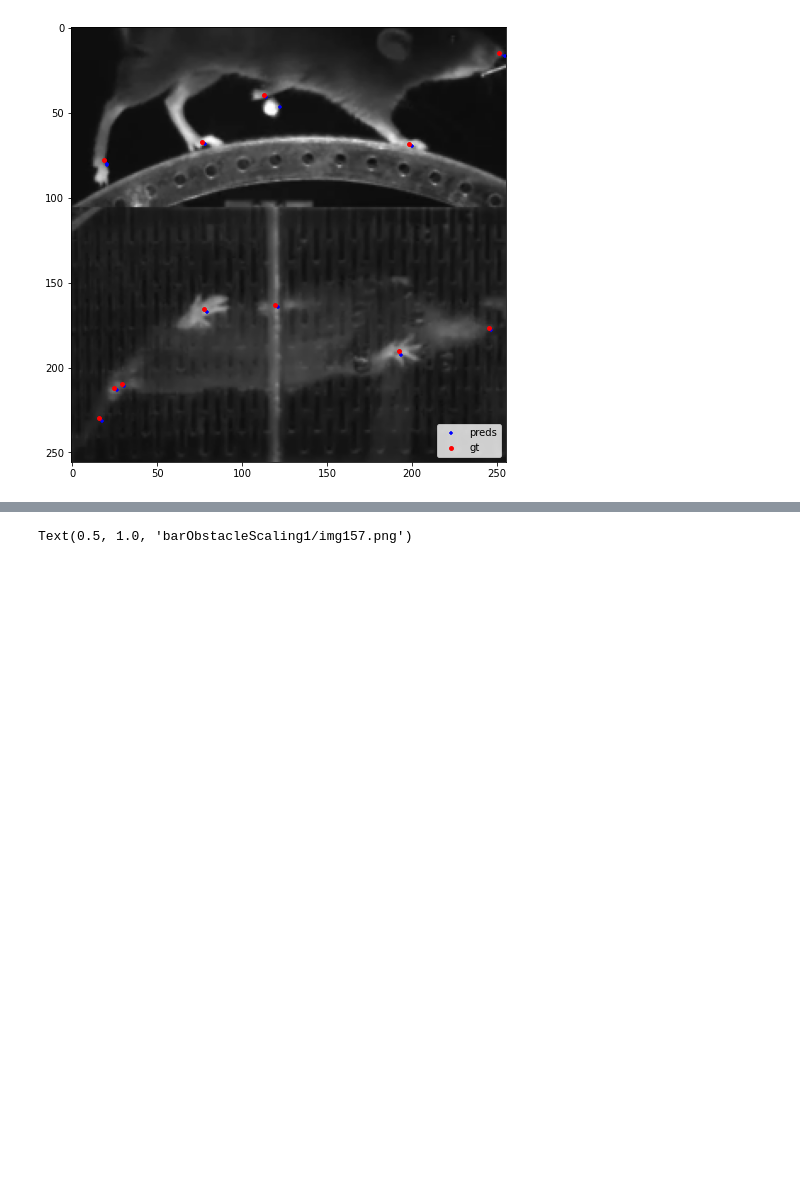
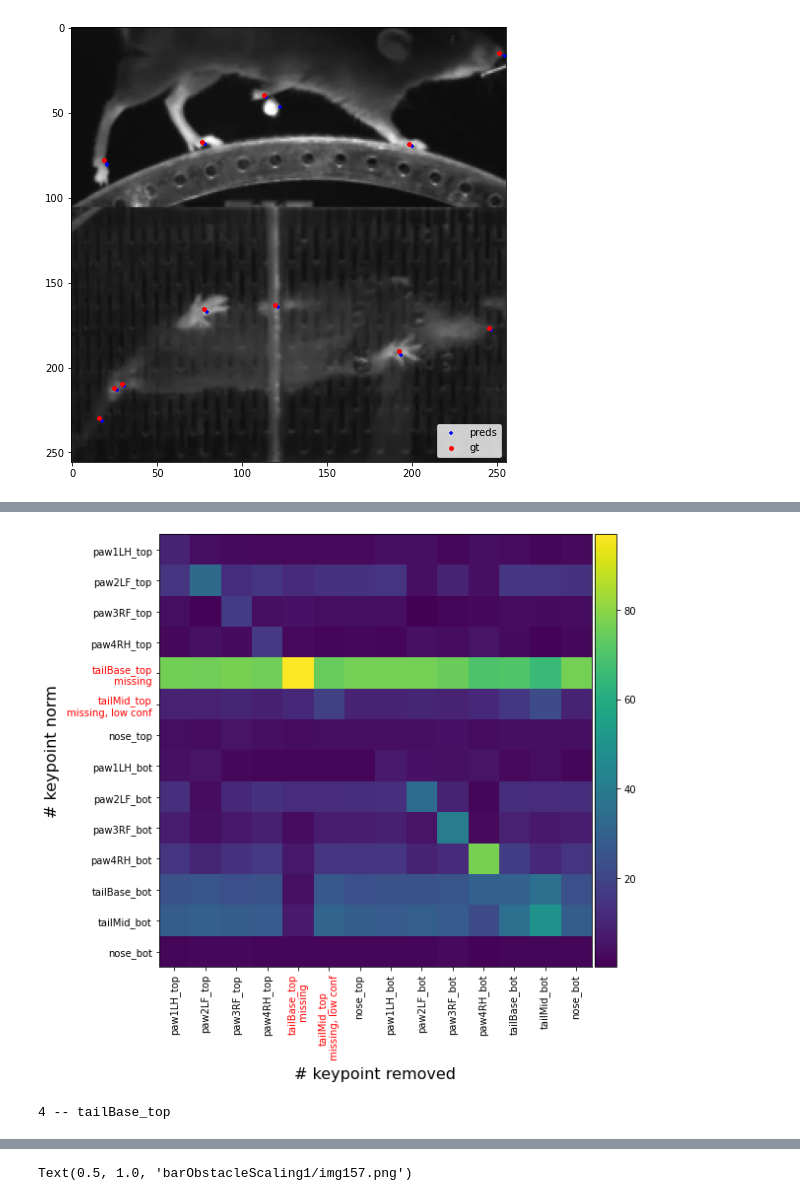
Before and after one commit to paninski-lab/lightning-pose, a Jupyter notebook: scripts/post_process_preds.ipynb, the cells around one changed output, grey strips where cells are left out. Cells and saved outputs as stored; diff of their text form; code cells hidden in the pictures; blank space fills up the shorter version.

Commit message:
more visualization of iterative procedure -- first iters

```diff
--- a/scripts/post_process_preds.ipynb
+++ b/scripts/post_process_preds.ipynb
@@ -222,0 +311,18 @@ vanilla_pca_reconstruction = lgssm.reproject(pred_vector.reshape(1,-1).float())
+# %%
+recon_list = loo_reconstruction(pred_vector.float())
+for i in range(len(recon_list)):
+    # assert no nans
+    assert torch.all(~torch.isnan(recon_list[i]))
+# %%
+# check how much each point moved
+norms_list = []
+for i in range(len(recon_list)):
+    recons_temp = recon_list[i]
+    pred_reshaped = pred_vector.clone().reshape(-1,2)
+    recons_temp_reshaped = recons_temp.reshape(-1,2)
+    norms = torch.linalg.norm(pred_reshaped - recons_temp_reshaped, dim=1)
+    norms_list.append(norms.unsqueeze(-1))
+all_norms = torch.cat(norms_list, dim=-1)
+# %%
+included_keypoint_names = np.array(keypoint_names)[cfg.data.columns_for_singleview_pca]
+included_keypoint_names
@@ -222,0 +388,7 @@ vanilla_pca_reconstruction = lgssm.reproject(pred_vector.reshape(1,-1).float())
+# %%
+print(conf_vector)
+conf_below_thresh = conf_vector < 0.06
+is_missing = torch.isnan(gt_vector.reshape(-1,2)).any(dim=1)
+print(is_missing)
+print(torch.where(is_missing)[0])
+print(all_norms.diag())
@@ -222,0 +405,13 @@ vanilla_pca_reconstruction = lgssm.reproject(pred_vector.reshape(1,-1).float())
+# %%
+plot_single_removal_heatmap(all_norms, list(included_keypoint_names), is_missing_from_gt=is_missing, conf_below_thresh=conf_below_thresh)
+# %% [output]
+[figure, added]
+# %%
+# find the keypoint with the highest norm
+diag_norms = all_norms.diag()
+max_norm_ind = torch.argmax(diag_norms)
+max_norm_name = included_keypoint_names[max_norm_ind]
+print(int(max_norm_ind), '--', max_norm_name)
+# we will mask that norm and re do the procedure
+# %% [output]
+4 -- tailBase_top
```
Also changed, not shown: parts of 23 cells of this notebook.
